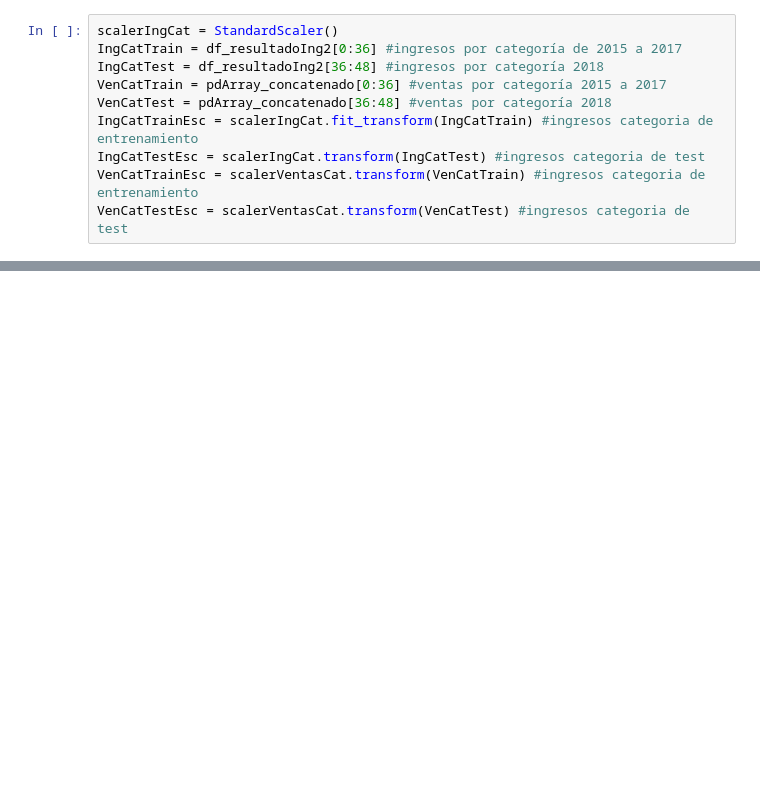
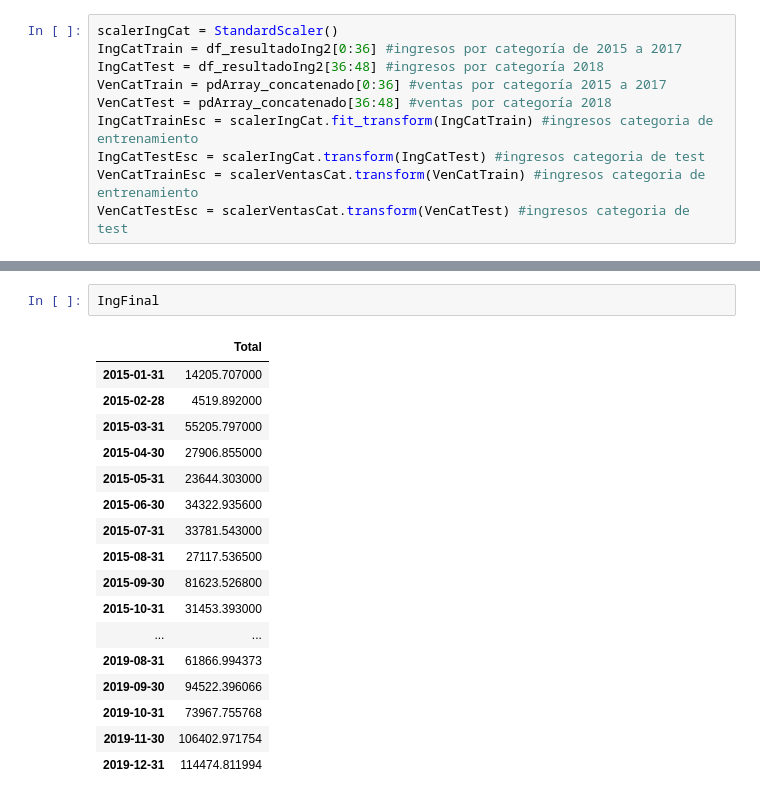
Before and after one commit to pmunozdl/TFG, a Jupyter notebook: nuevaVersión.ipynb, the cells around one changed output, grey strips where cells are left out. Cells and saved outputs as stored; diff of their text form; blank space fills up the shorter version.

```diff
--- a/nuevaVersión.ipynb
+++ b/nuevaVersión.ipynb
@@ -882,0 +924,20 @@ IngCatFinal
+# %%
+IngFinal
+# %% [output]
+|  | Total |
+| 2015-01-31 | 14205.707000 |
+| 2015-02-28 | 4519.892000 |
+| 2015-03-31 | 55205.797000 |
+| 2015-04-30 | 27906.855000 |
+| 2015-05-31 | 23644.303000 |
+| 2015-06-30 | 34322.935600 |
+| 2015-07-31 | 33781.543000 |
+| 2015-08-31 | 27117.536500 |
+| 2015-09-30 | 81623.526800 |
+| 2015-10-31 | 31453.393000 |
+| ... | ... |
+| 2019-08-31 | 61866.994373 |
+| 2019-09-30 | 94522.396066 |
+| 2019-10-31 | 73967.755768 |
+| 2019-11-30 | 106402.971754 |
+| 2019-12-31 | 114474.811994 |
```
Also changed, not shown: parts of 21 cells of this notebook, 2 other files.
